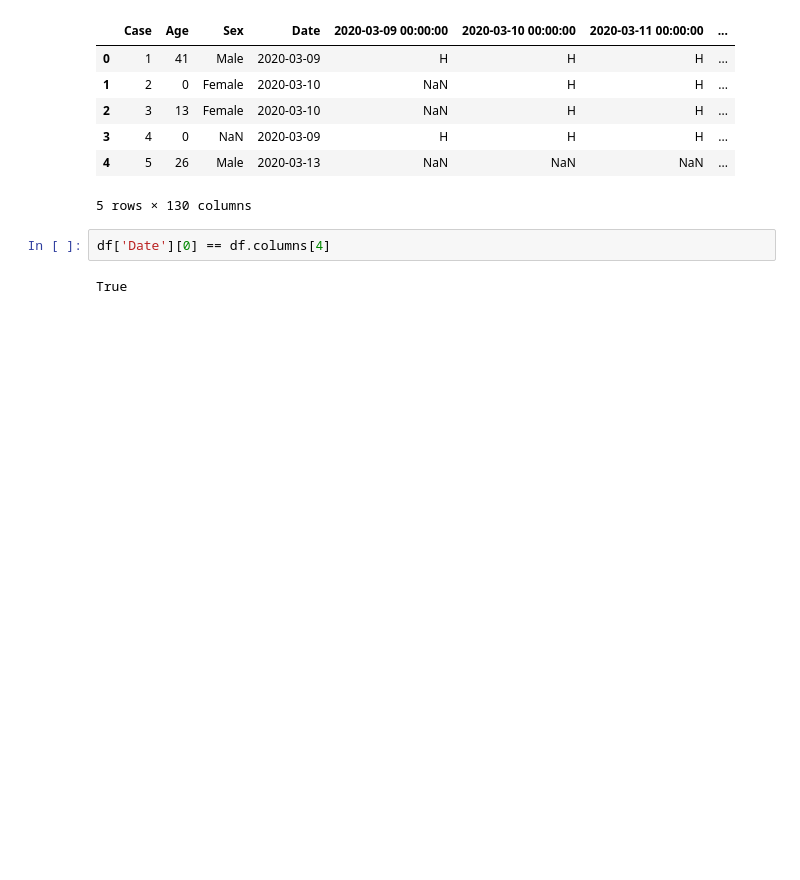
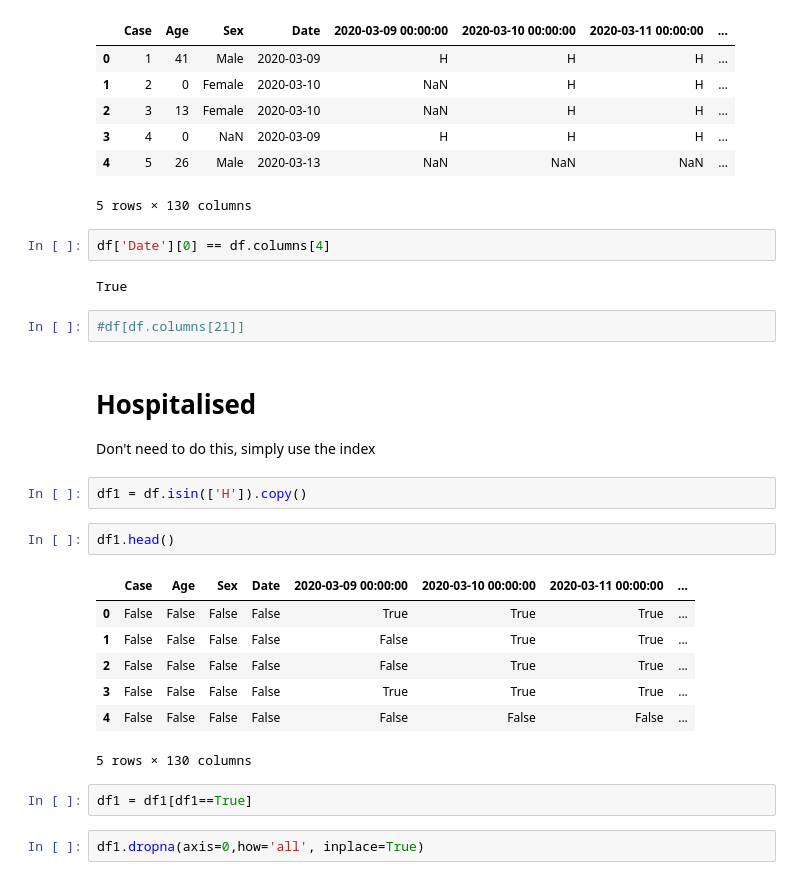
Before and after one commit to vntkumar8/covid-survival, a Jupyter notebook: Survival Analysis.ipynb, the cells around one changed output. Cells and saved outputs as stored; diff of their text form; blank space fills up the shorter version.

```diff
--- a/Survival Analysis.ipynb
+++ b/Survival Analysis.ipynb
@@ -71,3 +71,25 @@ df.head()
 df['Date'][0] == df.columns[4]
 # %% [output]
 True
+# %%
+#df[df.columns[21]]
+# %% [markdown]
+# Hospitalised
+
+Don't need to do this, simply use the index
+# %%
+df1 = df.isin(['H']).copy()
+# %%
+df1.head()
+# %% [output]
+|  | Case | Age | Sex | Date | 2020-03-09 00:00:00 | 2020-03-10 00:00:00 | 2020-03-11 00:00:00 | ... |
+| 0 | False | False | False | False | True | True | True | ... |
+| 1 | False | False | False | False | False | True | True | ... |
+| 2 | False | False | False | False | False | True | True | ... |
+| 3 | False | False | False | False | True | True | True | ... |
+| 4 | False | False | False | False | False | False | False | ... |
+5 rows × 130 columns
+# %%
+df1 = df1[df1==True]
+# %%
+df1.dropna(axis=0,how='all', inplace=True)
```
Also changed, not shown: parts of 19 cells of this notebook.
